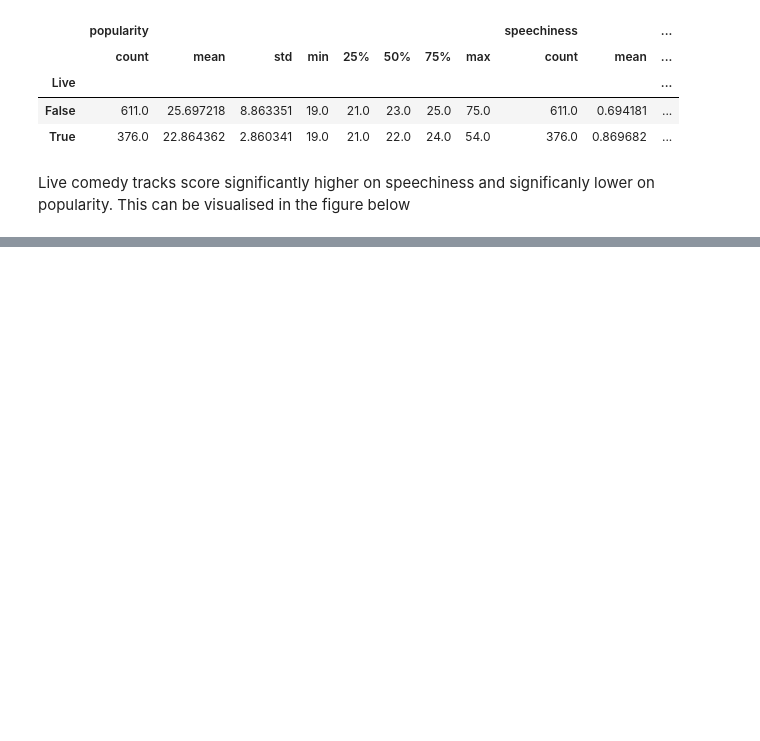
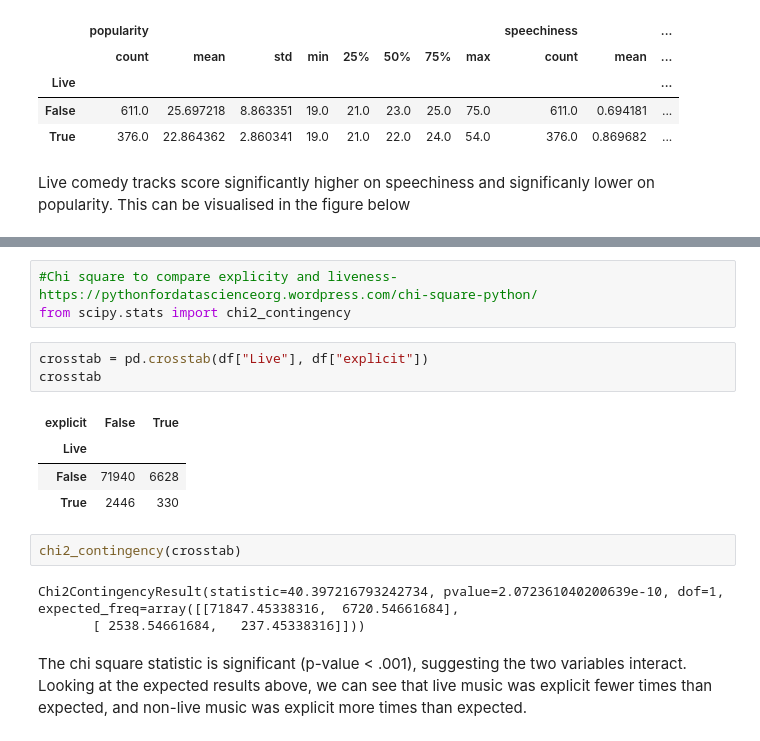
Before and after one commit to NiallRussell/PDFA-project, a Jupyter notebook: project.ipynb, the cells around one changed output, grey strips where cells are left out. Cells and saved outputs as stored; diff of their text form; blank space fills up the shorter version.

```diff
--- a/project.ipynb
+++ b/project.ipynb
@@ -983,3 +968,21 @@ ax2.set_xticklabels(live_or_not)
 plt.show()
 # %% [output]
 [figure]
+# %%
+#Chi square to compare explicity and liveness- https://pythonfordatascienceorg.wordpress.com/chi-square-python/
+from scipy.stats import chi2_contingency
+# %%
+crosstab = pd.crosstab(df["Live"], df["explicit"])
+crosstab
+# %% [output]
+| explicit | False | True |
+| Live |  |  |
+| False | 71940 | 6628 |
+| True | 2446 | 330 |
+# %%
+chi2_contingency(crosstab)
+# %% [output]
+Chi2ContingencyResult(statistic=40.397216793242734, pvalue=2.072361040200639e-10, dof=1, expected_freq=array([[71847.45338316,  6720.54661684],
+       [ 2538.54661684,   237.45338316]]))
+# %% [markdown]
+The chi square statistic is significant (p-value < .001), suggesting the two variables interact. Looking at the expected results above, we can see that live music was explicit fewer times than expected, and non-live music was explicit more times than expected.
```
Also changed, not shown: parts of 2 cells of this notebook, 3 other files.
